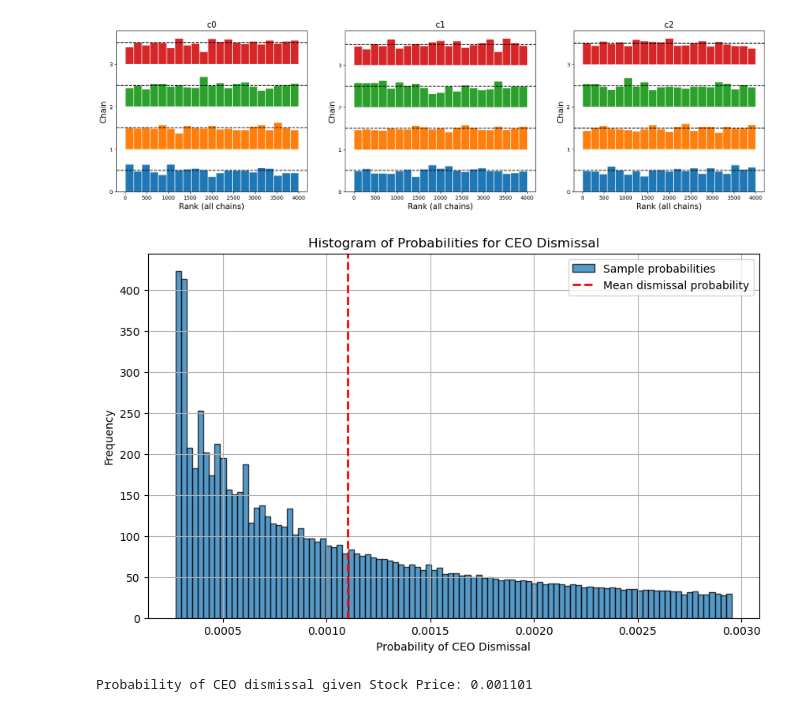
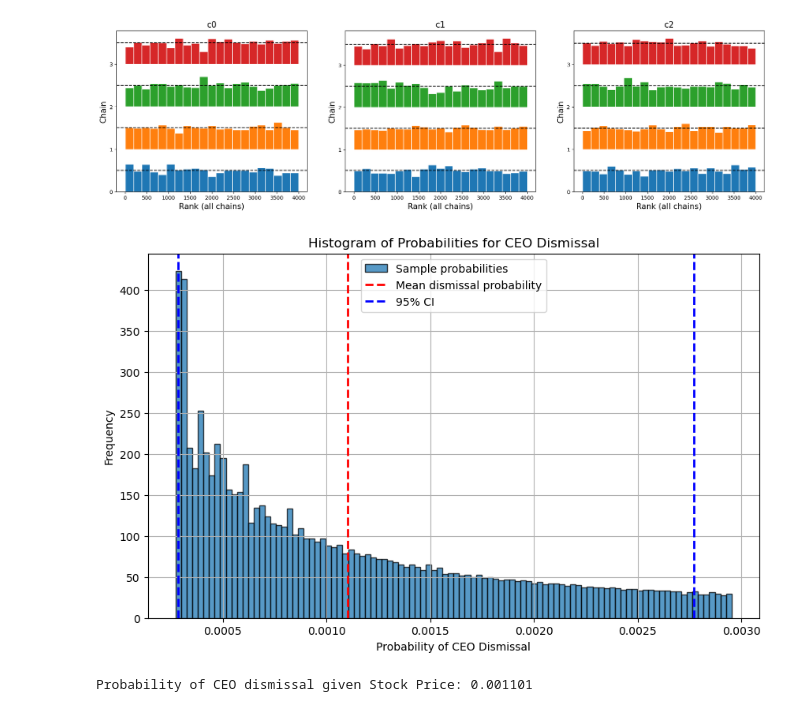
Before and after one commit to gkukish/ceoresearch, a Jupyter notebook: Jupyter Notebook/pds2.ipynb, the cells around one changed output. Saved outputs shown, nothing was run; the diff lists cells and outputs as text; code cells hidden in the pictures.

Commit message:
Add files via upload
Finding the probability of CEO dismissal given stock price using Apple's dismissal and stock price data from 1992 to 2023.

```diff
--- a/Jupyter Notebook/pds2.ipynb
+++ b/Jupyter Notebook/pds2.ipynb
@@ -265,19 +265,21 @@ array([<Axes: title={'center': 'c0'}, xlabel='Rank (all chains)', ylabel='Chain'
 # %%
 posterior = trace1.posterior
 probabilities = posterior['p'].values
-mean_prob_dismissal = probabilities.mean(axis = (0,1))
-mean_prob_dismissal
+mean_prob_dismissal_logit = probabilities.mean(axis = (0,1))
+mean_prob_dismissal_logit
 plt.figure(figsize=(10, 6))
-plt.hist(mean_prob_dismissal, bins=100, alpha=0.75, edgecolor='black', label='Sample probabilities')
-plt.axvline(x=np.mean(mean_prob_dismissal), color='red', linestyle='dashed', linewidth=2, label='Mean dismissal probability')
+plt.hist(mean_prob_dismissal_logit, bins=100, alpha=0.75, edgecolor='black', label='Sample probabilities')
+plt.axvline(x=np.mean(mean_prob_dismissal_logit), color='red', linestyle='dashed', linewidth=2, label='Mean dismissal probability')
+plt.axvline(x=np.percentile(mean_prob_dismissal_logit, 2.5), color='blue', linestyle='dashed', linewidth=2, label='95% CI')
+plt.axvline(x=np.percentile(mean_prob_dismissal_logit, 97.5), color='blue', linestyle='dashed', linewidth=2)
 plt.xlabel('Probability of CEO Dismissal')
 plt.ylabel('Frequency')
 plt.legend()
 plt.grid()
 plt.title('Histogram of Probabilities for CEO Dismissal')
 plt.show()
 # %% [output]
-[figure, old version]
+[figure, new version]
 # %%
 # Posterior predictive
 values = trace1.posterior_predictive.y.values.flatten()
```
Also changed, not shown: parts of 3 cells of this notebook.
